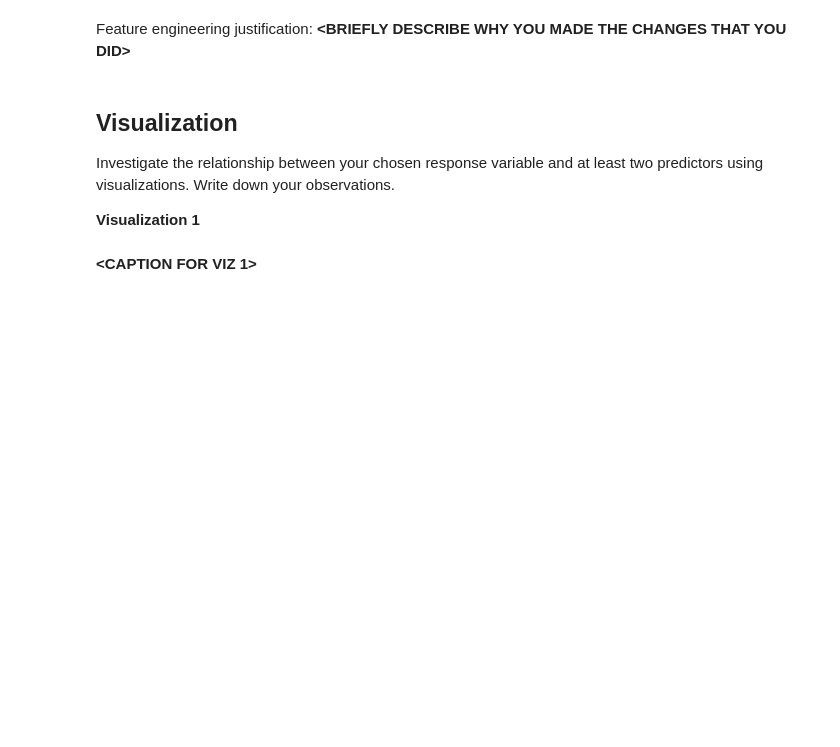
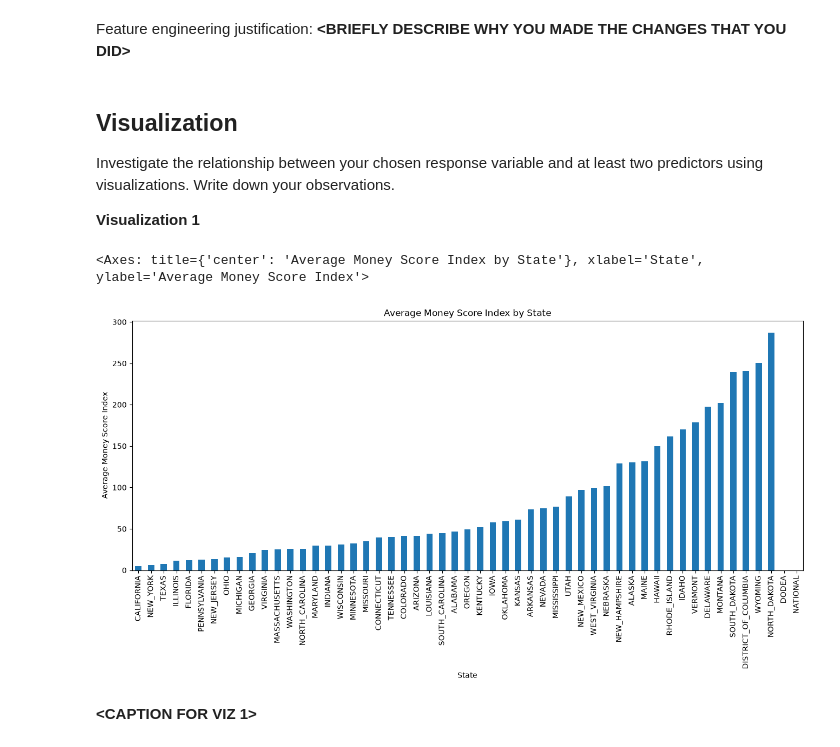
Before and after one commit to serenatasu/MDST-Onboarding, a Jupyter notebook: tutorial1/checkpoint1.ipynb, the cells around one changed output. Saved outputs shown, nothing was run; the diff lists cells and outputs as text; code cells hidden in the pictures; blank space fills up the shorter version.

```diff
--- a/tutorial1/checkpoint1.ipynb
+++ b/tutorial1/checkpoint1.ipynb
@@ -210,0 +249,9 @@ Use this space to modify or create features.
+# %%
+# @@@ 5
+df['Money_score_index'] = (
+    df['AVG_MATH_8_SCORE'] / df['TOTAL_EXPENDITURE'] * 1_000_000
+)
+
+df
+
+#I want to explore the relationship between the total money spent on education and the avarage math score of 8th graders. The higher the money score index, the more efficient the state is in spending money on education.
@@ -221,3 +280,20 @@ Investigate the relationship between your chosen response variable and at least
+# %%
+# @@@ 6
+state_money_index = (
+    df.groupby('STATE')['Money_score_index']
+      .mean()
+      .sort_values()
+)
+
+state_money_index.plot.bar(
+    title='Average Money Score Index by State',
+    xlabel='State',
+    ylabel='Average Money Score Index',
+    figsize=(16, 6)
+)
+# %% [output]
+<Axes: title={'center': 'Average Money Score Index by State'}, xlabel='State', ylabel='Average Money Score Index'>
+[figure, added]
 # %% [markdown]
 **<CAPTION FOR VIZ 1>**
 # %% [markdown]
```
Also changed, not shown: parts of 22 cells of this notebook.
